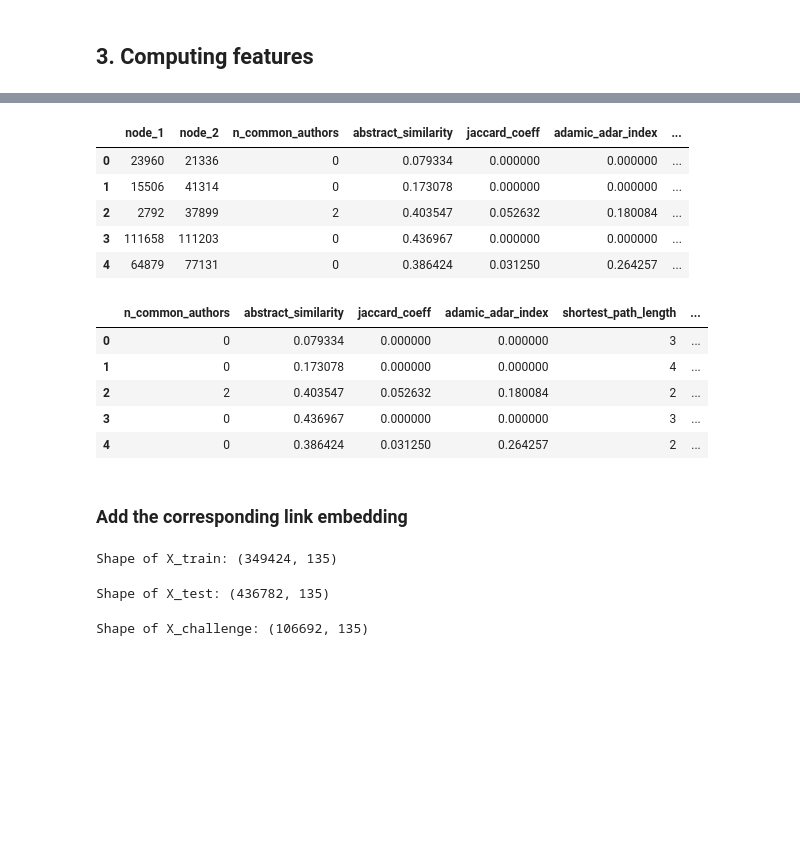
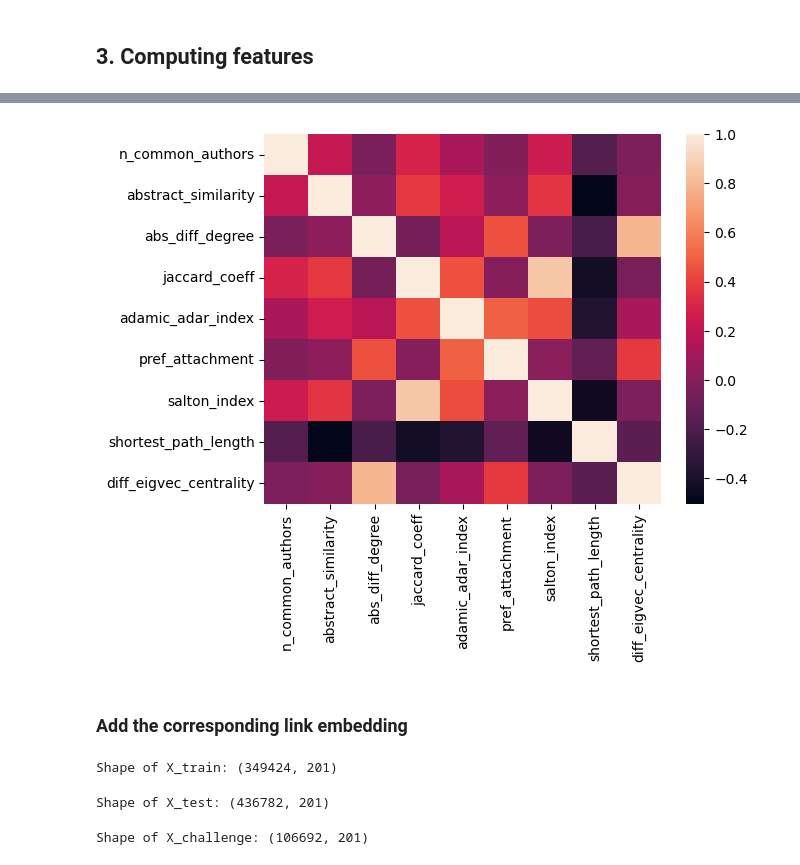
Before and after one commit to kevinassobo/ALTEGRAD-Challenge, a Jupyter notebook: notebooks/modelisation.ipynb, the cells around one changed output, grey strips where cells are left out. Drawn from its saved outputs; the diff is of its cells as text; code cells hidden in the pictures; blank space fills up the shorter version.

```diff
--- a/notebooks/modelisation.ipynb
+++ b/notebooks/modelisation.ipynb
@@ -224,12 +374,12 @@ from sklearn.metrics import roc_auc_score, log_loss, confusion_matrix
 from sklearn.preprocessing import StandardScaler
 
 from xgboost import XGBClassifier
-# %%
-X_train.head()
-# %% [output]
-|  | node_1 | node_2 | n_common_authors | abstract_similarity | jaccard_coeff | adamic_adar_index | ... |
-| 0 | 23960 | 21336 | 0 | 0.079334 | 0.000000 | 0.000000 | ... |
-| 1 | 15506 | 41314 | 0 | 0.173078 | 0.000000 | 0.000000 | ... |
-| 2 | 2792 | 37899 | 2 | 0.403547 | 0.052632 | 0.180084 | ... |
-| 3 | 111658 | 111203 | 0 | 0.436967 | 0.000000 | 0.000000 | ... |
-| 4 | 64879 | 77131 | 0 | 0.386424 | 0.031250 | 0.264257 | ... |
+# %%
+# Read datasets
+X_train = pd.read_csv(paths.TRAIN_FEATS_PATH)
+train_target = pd.read_csv(paths.TRAIN_TARGET_PATH, header=None).to_numpy().ravel()
+
+X_test = pd.read_csv(paths.TEST_FEATS_PATH)
+test_target = pd.read_csv(paths.TEST_TARGET_PATH, header=None).to_numpy().ravel()
+
+X_challenge = pd.read_csv(paths.CHALLENGE_FEATS_PATH)
@@ -236,60 +389,68 @@ X_train.head()
 # %%
-X_train.drop(columns=['node_1', 'node_2'], inplace=True)
-X_test.drop(columns=['node_1', 'node_2'], inplace=True)
-X_challenge.drop(columns=['node_1', 'node_2'], inplace=True)
+X_train.drop(columns=['node_1', 'node_2', 'sum_degree', 'diff_pagerank'], inplace=True)
+X_test.drop(columns=['node_1', 'node_2', 'sum_degree', 'diff_pagerank'], inplace=True)
+X_challenge.drop(columns=['node_1', 'node_2', 'sum_degree', 'diff_pagerank'], inplace=True)
-# %%
-X_train.head()
-# %% [output]
-|  | n_common_authors | abstract_similarity | jaccard_coeff | adamic_adar_index | shortest_path_length | ... |
-| 0 | 0 | 0.079334 | 0.000000 | 0.000000 | 3 | ... |
-| 1 | 0 | 0.173078 | 0.000000 | 0.000000 | 4 | ... |
-| 2 | 2 | 0.403547 | 0.052632 | 0.180084 | 2 | ... |
-| 3 | 0 | 0.436967 | 0.000000 | 0.000000 | 3 | ... |
-| 4 | 0 | 0.386424 | 0.031250 | 0.264257 | 2 | ... |
+# %%
+sns.heatmap(X_train.corr())
+plt.show()
+# %% [output]
+[figure, added]
 # %% [markdown]
 ### Add the corresponding link embedding
 # %%
-X_train_node_emb = link_examples_to_features(
+X_train_graph_emb = link_graph_embedding(
     train_pairs.to_numpy(),
     node2vec_train,
     binary_operator=operator_l1
 )
+X_train_sem_emb = link_semantic_embedding(
+    train_pairs.to_numpy(),
+    binary_operator=operator_l1
+)
 
 X_train_c = np.concatenate(
-    (X_train.to_numpy(), np.array(X_train_node_emb)),
+    (X_train.to_numpy(), np.array(X_train_graph_emb), np.array(X_train_sem_emb)),
     axis=1
 )
 print("Shape of X_train:", X_train_c.shape)
 # %% [output]
-Shape of X_train: (349424, 135)
+Shape of X_train: (349424, 201)
 # %%
-X_test_node_emb = link_examples_to_features(
+X_test_graph_emb = link_graph_embedding(
     test_pairs.to_numpy(),
     node2vec_test,
     binary_operator=operator_l1
 )
+X_test_sem_emb = link_semantic_embedding(
+    test_pairs.to_numpy(),
+    binary_operator=operator_l1
+)
 
 X_test_c = np.concatenate(
-    (X_test.to_numpy(), np.array(X_test_node_emb)),
+    (X_test.to_numpy(), np.array(X_test_graph_emb), np.array(X_test_sem_emb)),
     axis=1
 )
 print("Shape of X_test:", X_test_c.shape)
 # %% [output]
-Shape of X_test: (436782, 135)
+Shape of X_test: (436782, 201)
 # %%
-X_challenge_node_emb = link_examples_to_features(
+X_challenge_graph_emb = link_graph_embedding(
     challenge_pairs.to_numpy(),
     node2vec_full_graph,
     binary_operator=operator_l1
 )
+X_challenge_sem_emb = link_semantic_embedding(
+    challenge_pairs.to_numpy(),
+    binary_operator=operator_l1
+)
 
 X_challenge_c = np.concatenate(
-    (X_challenge.to_numpy(), np.array(X_challenge_node_emb)),
+    (X_challenge.to_numpy(), np.array(X_challenge_graph_emb), np.array(X_challenge_sem_emb)),
     axis=1
 )
 print("Shape of X_challenge:", X_challenge_c.shape)
 # %% [output]
-Shape of X_challenge: (106692, 135)
+Shape of X_challenge: (106692, 201)
 # %%
 X_new_c = np.concatenate((X_train_c, X_test_c))
 y_new = np.concatenate((train_target, test_target))
```
Also changed, not shown: parts of 52 cells of this notebook, 5 other files.
